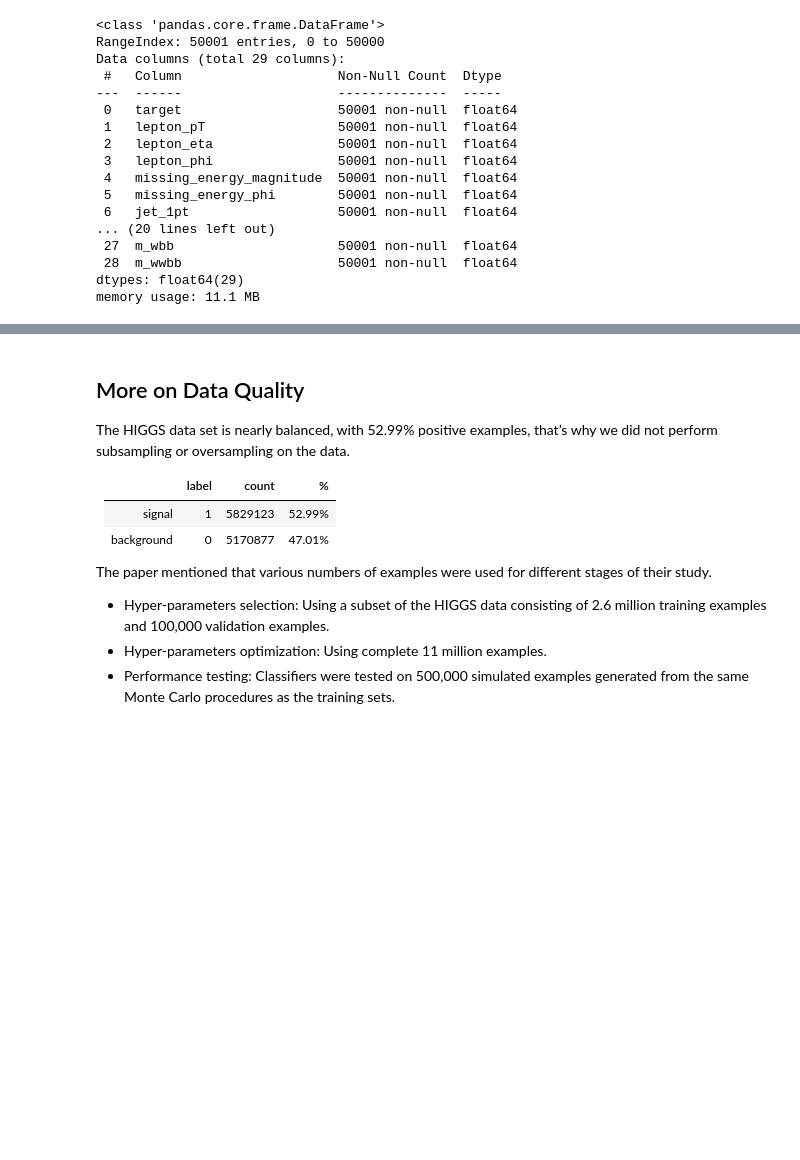
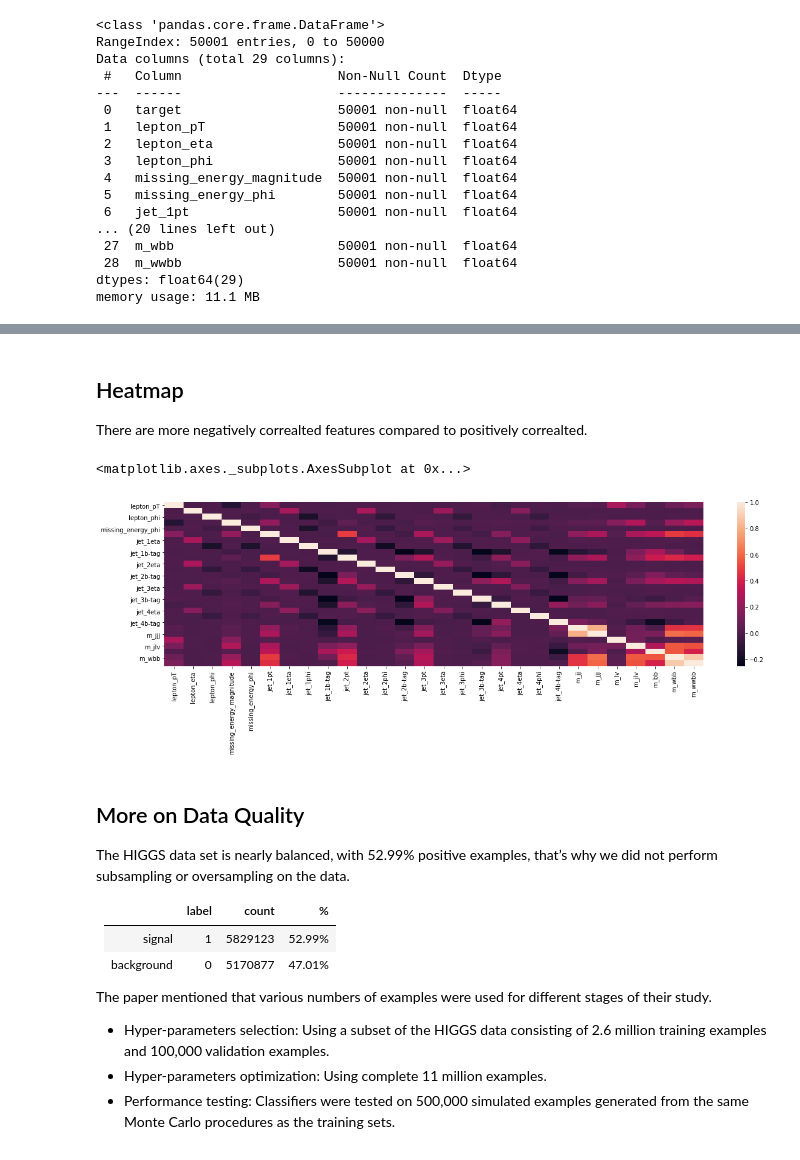
Before and after one commit to sachinac/MSDS7333, a Jupyter notebook: case_study06/msds_qtw_case_study06.ipynb, the cells around one changed output, grey strips where cells are left out. Cells and saved outputs as stored; diff of their text form; code cells hidden in the pictures; blank space fills up the shorter version.

```diff
--- a/case_study06/msds_qtw_case_study06.ipynb
+++ b/case_study06/msds_qtw_case_study06.ipynb
@@ -108,3 +123,13 @@ memory usage: 11.1 MB
+# %% [markdown]
+## Heatmap
+
+There are more negatively correalted features compared to positively correalted.
+# %%
+plt.figure(figsize=(20,5))
+sns.heatmap(higgs_ds.iloc[:,1:].corr())
+# %% [output]
+<matplotlib.axes._subplots.AxesSubplot at 0x...>
+[figure, added]
 # %% [markdown]
 ## More on Data Quality
 
```
Also changed, not shown: parts of 5 cells of this notebook.
